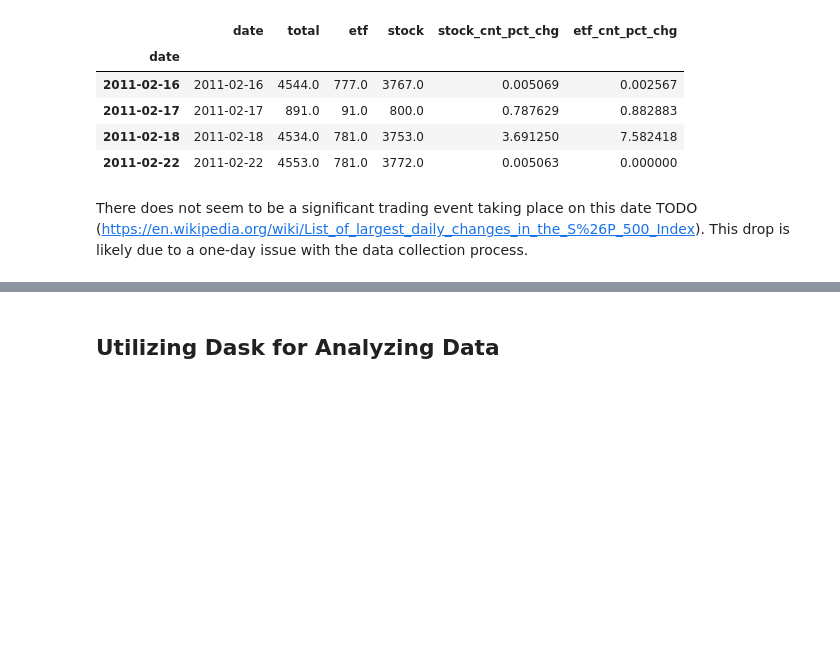
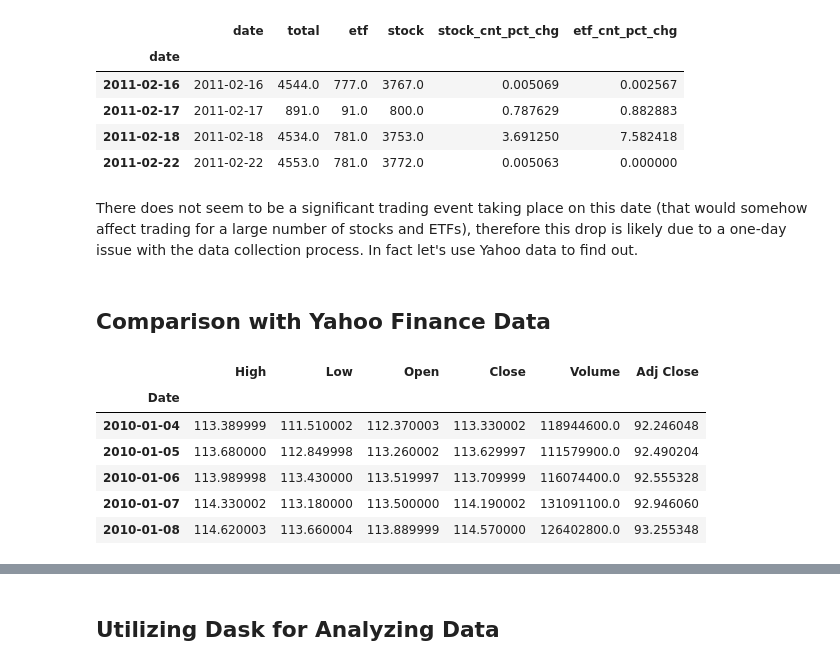
Before and after one commit to aramian-wasielak/trading-strategies, a Jupyter notebook: notebooks/Quick-EDA.ipynb, the cells around one changed output, grey strips where cells are left out. Drawn from its saved outputs; the diff is of its cells as text; code cells hidden in the pictures; blank space fills up the shorter version.

```diff
--- a/notebooks/Quick-EDA.ipynb
+++ b/notebooks/Quick-EDA.ipynb
@@ -205,4 +221,6 @@ cnt['2011-02-16': '2011-02-22']
 | 2011-02-18 | 2011-02-18 | 4534.0 | 781.0 | 3753.0 | 3.691250 | 7.582418 |
 | 2011-02-22 | 2011-02-22 | 4553.0 | 781.0 | 3772.0 | 0.005063 | 0.000000 |
 # %% [markdown]
-There does not seem to be a significant trading event taking place on this date TODO (https://en.wikipedia.org/wiki/List_of_largest_daily_changes_in_the_S%26P_500_Index). This drop is likely due to a one-day issue with the data collection process.
+There does not seem to be a significant trading event taking place on this date (that would somehow affect trading for a large number of stocks and ETFs), therefore this drop is likely due to a one-day issue with the data collection process. In fact let's use Yahoo data to find out.
+# %% [markdown]
+## Comparison with Yahoo Finance Data
@@ -208,0 +231,11 @@ There does not seem to be a significant trading event taking place on this date
+# %%
+yh_data = web.DataReader(example_ticker, 'yahoo', start_date, end_date)
+yh_data.head()
+# %% [output]
+|  | High | Low | Open | Close | Volume | Adj Close |
+| Date |  |  |  |  |  |  |
+| 2010-01-04 | 113.389999 | 111.510002 | 112.370003 | 113.330002 | 118944600.0 | 92.246048 |
+| 2010-01-05 | 113.680000 | 112.849998 | 113.260002 | 113.629997 | 111579900.0 | 92.490204 |
+| 2010-01-06 | 113.989998 | 113.430000 | 113.519997 | 113.709999 | 116074400.0 | 92.555328 |
+| 2010-01-07 | 114.330002 | 113.180000 | 113.500000 | 114.190002 | 131091100.0 | 92.946060 |
+| 2010-01-08 | 114.620003 | 113.660004 | 113.889999 | 114.570000 | 126402800.0 | 93.255348 |
```
Also changed, not shown: parts of 19 cells of this notebook, 1 other file.
